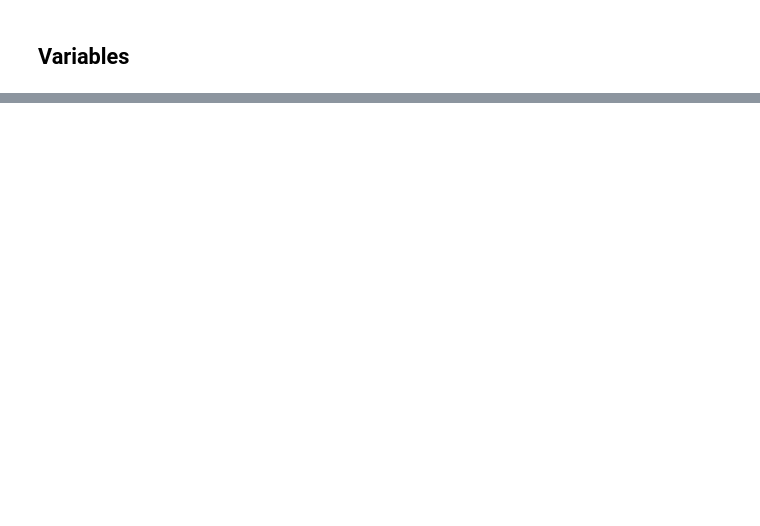
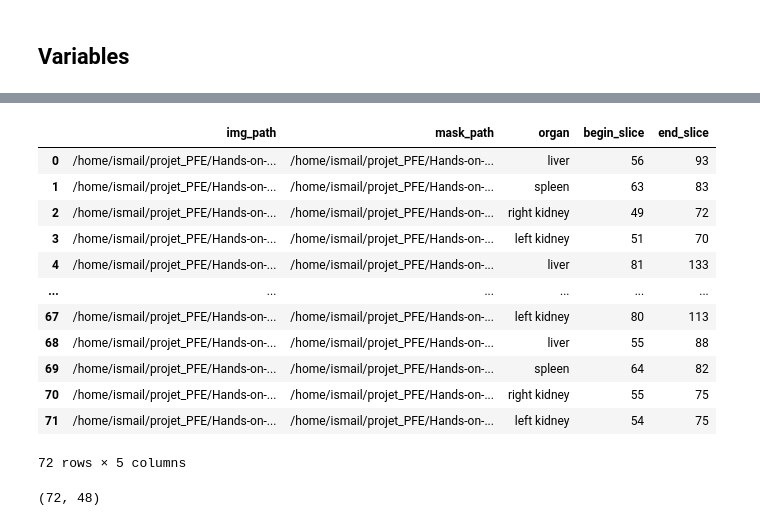
Before and after one commit to Ismailjm/Abdomen-CT_Segmentation, a Jupyter notebook: normal_training.ipynb, the cells around one changed output, grey strips where cells are left out. Saved outputs shown, nothing was run; the diff lists cells and outputs as text; code cells hidden in the pictures; blank space fills up the shorter version.

Commit message:
feat : train & test split

```diff
--- a/normal_training.ipynb
+++ b/normal_training.ipynb
@@ -86 +78,23 @@ def save_as_png(nii_path, output_dir, z):
+# %%
+def create_dataset(annotations ,organs, train_size, seed=42):
+    """
+    Load a specific number of slices from the BTCV dataset.
+    Args:
+        n_slices (int): Number of slices to load.
+
+    Returns:
+        slices_df (list): List of loaded slices.
+    """
+    random.seed(seed)
+    # split the dataset to train and test sets
+    annotations_random = random.sample(annotations, len(annotations))
+    train_df = random.sample(annotations_random, train_size)
+    test_df = [ann for ann in annotations if ann not in train_df]
+
+
+    # create train & test flattened sets
+    train_set = extract_slices(train_df, organs)
+    test_set = extract_slices(test_df, organs)
+
+    return train_set, test_set
 # %%
@@ -130,0 +164,2 @@ def load_n_slices_per_organ(annotations ,organs, n_slices):
+# %%
+annnotations = transform_to_csv(data_path)
@@ -130,0 +188,2 @@ def load_n_slices_per_organ(annotations ,organs, n_slices):
+# %%
+train_set, test_set = create_dataset(annnotations, ["liver", "spleen", "right kidney", "left kidney"], train_size=18, seed=42)
@@ -130,0 +210,28 @@ def load_n_slices_per_organ(annotations ,organs, n_slices):
+# %%
+train_df = pd.DataFrame(train_set)
+if not os.path.exists(os.path.join(data_path, "split")):
+    os.makedirs(os.path.join(data_path, "split"))
+
+train_df.to_csv(os.path.join(data_path, "split", "train_dataset.csv"), index=False, sep=",")
+test_df = pd.DataFrame(test_set)
+test_df.to_csv(os.path.join(data_path,"split", "test_dataset.csv"), index=False, sep=",")
+# %%
+train_df
+# %% [output]
+|  | img_path | mask_path | organ | begin_slice | end_slice |
+| 0 | /home/ismail/projet_PFE/Hands-on-... | /home/ismail/projet_PFE/Hands-on-... | liver | 56 | 93 |
+| 1 | /home/ismail/projet_PFE/Hands-on-... | /home/ismail/projet_PFE/Hands-on-... | spleen | 63 | 83 |
+| 2 | /home/ismail/projet_PFE/Hands-on-... | /home/ismail/projet_PFE/Hands-on-... | right kidney | 49 | 72 |
+| 3 | /home/ismail/projet_PFE/Hands-on-... | /home/ismail/projet_PFE/Hands-on-... | left kidney | 51 | 70 |
+| 4 | /home/ismail/projet_PFE/Hands-on-... | /home/ismail/projet_PFE/Hands-on-... | liver | 81 | 133 |
+| ... | ... | ... | ... | ... | ... |
+| 67 | /home/ismail/projet_PFE/Hands-on-... | /home/ismail/projet_PFE/Hands-on-... | left kidney | 80 | 113 |
+| 68 | /home/ismail/projet_PFE/Hands-on-... | /home/ismail/projet_PFE/Hands-on-... | liver | 55 | 88 |
+| 69 | /home/ismail/projet_PFE/Hands-on-... | /home/ismail/projet_PFE/Hands-on-... | spleen | 64 | 82 |
+| 70 | /home/ismail/projet_PFE/Hands-on-... | /home/ismail/projet_PFE/Hands-on-... | right kidney | 55 | 75 |
+| 71 | /home/ismail/projet_PFE/Hands-on-... | /home/ismail/projet_PFE/Hands-on-... | left kidney | 54 | 75 |
+72 rows × 5 columns
+# %%
+len(train_df), len(test_df)
+# %% [output]
+(72, 48)
```
Also changed, not shown: parts of 17 cells of this notebook.
